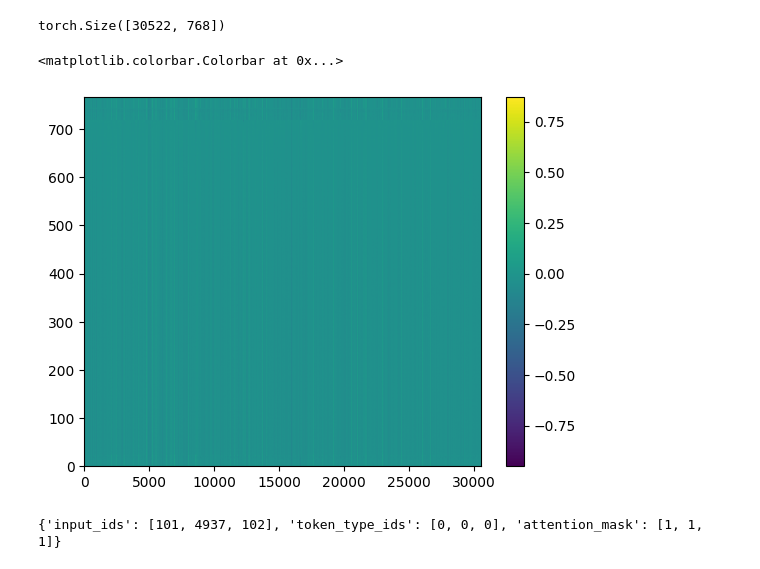
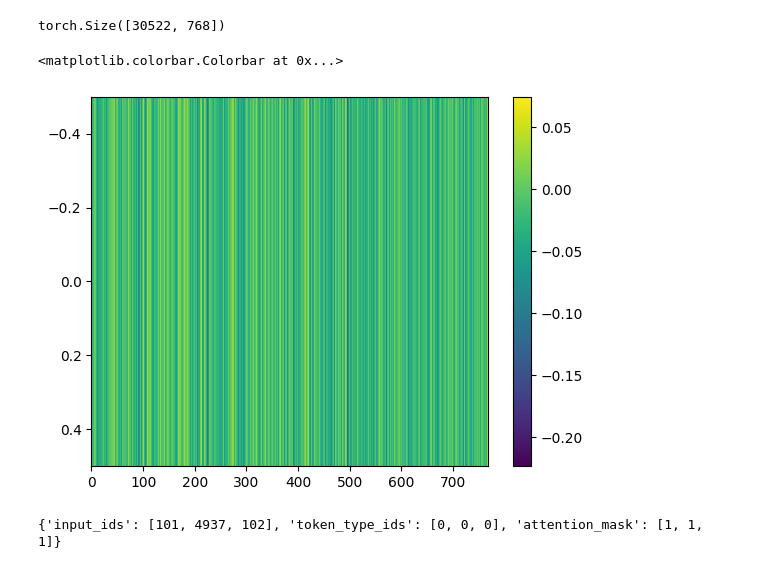
Before and after one commit to nevakrien/intel_ai_showcase, a Jupyter notebook: embeddings.ipynb, the cells around one changed output. Saved outputs shown, nothing was run; the diff lists cells and outputs as text; code cells hidden in the pictures.

Commit message:
single embed

```diff
--- a/embeddings.ipynb
+++ b/embeddings.ipynb
@@ -32,8 +32,8 @@ embedding_weight.shape
 torch.Size([30522, 768])
 # %%
 import matplotlib.pyplot as plt
-plt.imshow(embedding_weight.cpu().numpy(), extent=[0,30521,0,767],aspect='auto')
+plt.imshow(embedding_weight.cpu().numpy()[4937][None],aspect='auto')
 plt.colorbar()
 # %% [output]
 <matplotlib.colorbar.Colorbar at 0x...>
-[figure, old version]
+[figure, new version]
```
Also changed, not shown: parts of 1 cell of this notebook.
